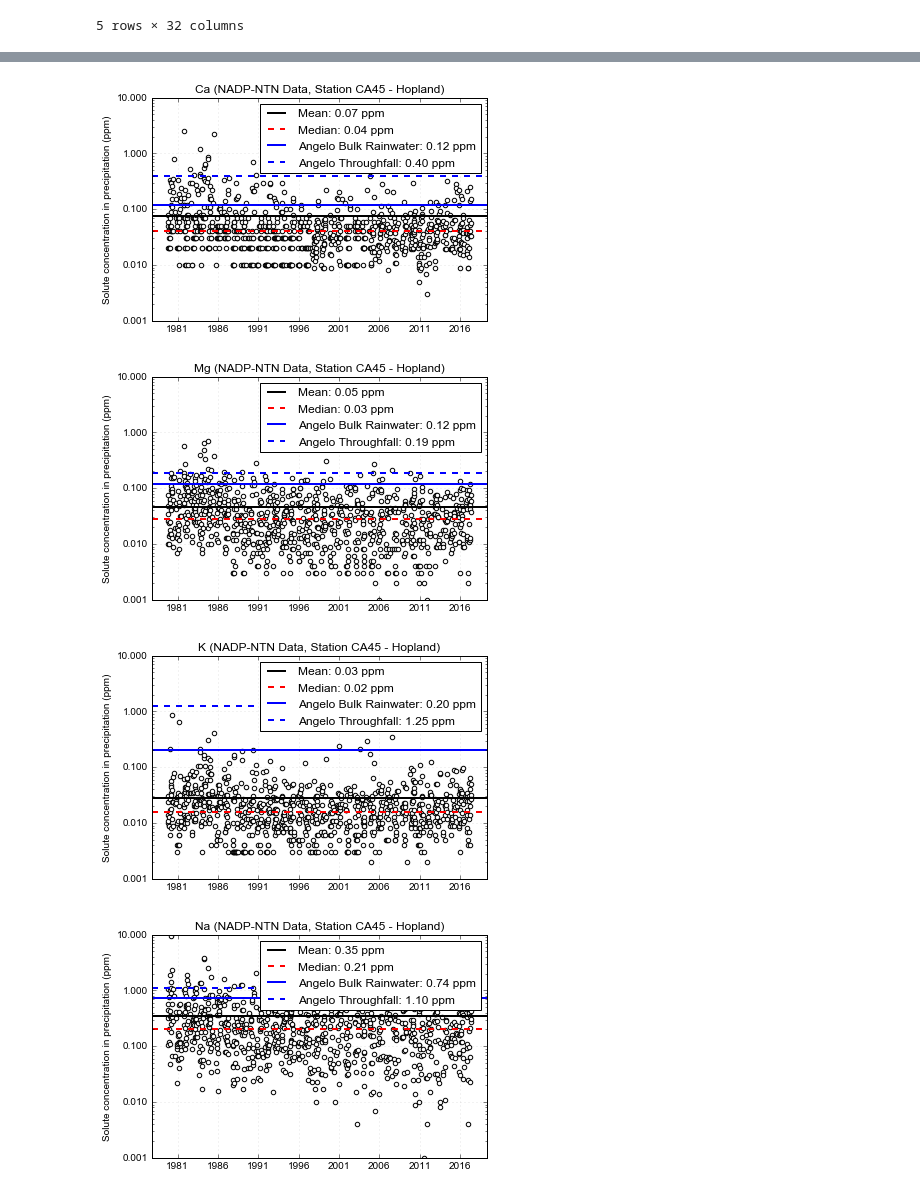
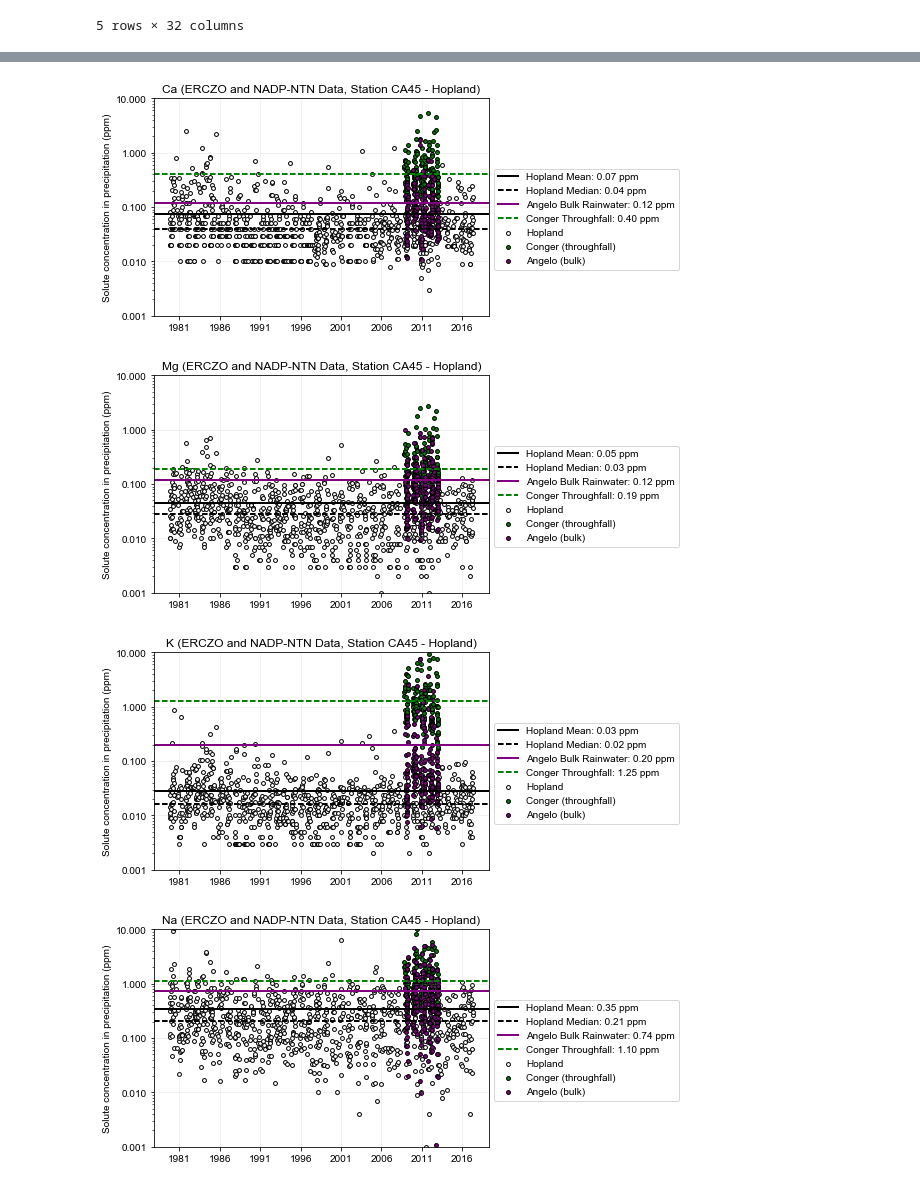
Before and after one commit to jessehahm/PrecipChemistry, a Jupyter notebook: Precip Chemistry.ipynb, the cells around one changed output, grey strips where cells are left out. Cells and saved outputs as stored; diff of their text form; code cells hidden in the pictures.

Commit message:
added hyojins data

```diff
--- a/Precip Chemistry.ipynb
+++ b/Precip Chemistry.ipynb
@@ -52,0 +65,3 @@ Index([u'SiteID', u'Date On', u'Date Off', u'ldCa', u'Ca', u'ldMg', u'Mg',
+# %%
+hyojin_data = pd.read_excel('Data/20150519_ICP_rainwater_results_nM.xls')
+hyojin_data.head()
@@ -52,0 +76,3 @@ Index([u'SiteID', u'Date On', u'Date Off', u'ldCa', u'Ca', u'ldMg', u'Mg',
+# %%
+hyojin = hyojin_metadata.merge(hyojin_data, left_on='sample id numb', right_on='Sample Id',how='inner',suffixes=('',''))
+hyojin.head()
@@ -52,0 +87,10 @@ Index([u'SiteID', u'Date On', u'Date Off', u'ldCa', u'Ca', u'ldMg', u'Mg',
+# %%
+hyojin['Si (ppm)']=hyojin['Si28(MR)']*28.0855*1000/(10**9)
+hyojin['Mg (ppm)']=hyojin['Mg25(MR)']*24.3*1000/(10**9)
+hyojin['Ca (ppm)']=hyojin['Ca44(MR)']*40.08*1000/(10**9)
+hyojin['Na (ppm)']=hyojin['Na23(MR)']*22.99*1000/(10**9)
+hyojin['K (ppm)']=hyojin['K39(HR)']*39.1*1000/(10**9)
+# %%
+conger = hyojin[(hyojin['description']=='CONGER') | (hyojin['description']=='CONGER ')]
+HQ = hyojin[hyojin['description']=='HQ']
+angelo = hyojin[hyojin['description']=='ANGELO']
@@ -92,43 +140,53 @@ plt.show()
 # %%
 solutes = ['Ca', 'Mg', 'K', 'Na', 'NH4', 'NO3', 'Cl', 'SO4']
 
 
 for solute in solutes:
     fig,ax=plt.subplots()
 
-    plt.scatter(df['date'].values,df[solute].values,facecolor='white')
+    plt.scatter(df['date'].values,df[solute].values,facecolor='white',edgecolors='black',label='Hopland',s=15)
     plt.ylim([0.001,10])
     plt.yscale('log')
 
 
 
     ax.yaxis.set_major_formatter(FormatStrFormatter('%.3f'))
     plt.grid(alpha=0.2)
-    plt.axhline(df[solute].mean(),label='Mean: '+format(df[solute].mean(), '.2f') + ' ppm',color='k',lw=2)
-    plt.axhline(df[solute].median(),label='Median: '+format(df[solute].median(), '.2f') + ' ppm',ls='--',color='red',lw=2)
+    plt.axhline(df[solute].mean(),label='Hopland Mean: '+format(df[solute].mean(), '.2f') + ' ppm',color='k',lw=2)
+    plt.axhline(df[solute].median(),label='Hopland Median: '+format(df[solute].median(), '.2f') + ' ppm',ls='--',color='black',lw=2)
 
     if solute == 'Ca':
-        plt.axhline(0.12,label='Angelo Bulk Rainwater: 0.12 ppm',color='b',lw=2)
-        plt.axhline(0.40,label='Angelo Throughfall: 0.40 ppm',color='b',lw=2,ls='--')
+        plt.axhline(0.12,label='Angelo Bulk Rainwater: 0.12 ppm',color='purple',lw=2)
+        plt.axhline(0.40,label='Conger Throughfall: 0.40 ppm',color='green',lw=2,ls='--')
+        plt.scatter(conger['datetime'].values,conger['Ca (ppm)'],facecolor='green',edgecolors='black',label='Conger (throughfall)',s=15)
+        plt.scatter(angelo['datetime'].values,angelo['Ca (ppm)'],facecolor='purple',edgecolors='black',label='Angelo (bulk)',s=15)
+
     if solute == 'Mg':
-        plt.axhline(0.12,label='Angelo Bulk Rainwater: 0.12 ppm',color='b',lw=2)
-        plt.axhline(0.19,label='Angelo Throughfall: 0.19 ppm',color='b',lw=2,ls='--')
+        plt.axhline(0.12,label='Angelo Bulk Rainwater: 0.12 ppm',color='purple',lw=2)
+        plt.axhline(0.19,label='Conger Throughfall: 0.19 ppm',color='green',lw=2,ls='--')
+        plt.scatter(conger['datetime'].values,conger['Mg (ppm)'],facecolor='green',edgecolors='black',label='Conger (throughfall)',s=15)
+        plt.scatter(angelo['datetime'].values,angelo['Mg (ppm)'],facecolor='purple',edgecolors='black',label='Angelo (bulk)',s=15)
     if solute == 'K':
-        plt.axhline(0.20,label='Angelo Bulk Rainwater: 0.20 ppm',color='b',lw=2)
-        plt.axhline(1.25,label='Angelo Throughfall: 1.25 ppm',color='b',lw=2,ls='--')
+        plt.axhline(0.20,label='Angelo Bulk Rainwater: 0.20 ppm',color='purple',lw=2)
+        plt.axhline(1.25,label='Conger Throughfall: 1.25 ppm',color='green',lw=2,ls='--')
+        plt.scatter(conger['datetime'].values,conger['K (ppm)'],facecolor='green',edgecolors='black',label='Conger (throughfall)',s=15)
+        plt.scatter(angelo['datetime'].values,angelo['K (ppm)'],facecolor='purple',edgecolors='black',label='Angelo (bulk)',s=15)
     if solute == 'Na':
-        plt.axhline(.74,label='Angelo Bulk Rainwater: 0.74 ppm',color='b',lw=2)
-        plt.axhline(1.10,label='Angelo Throughfall: 1.10 ppm',color='b',lw=2,ls='--')
+        plt.axhline(.74,label='Angelo Bulk Rainwater: 0.74 ppm',color='purple',lw=2)
+        plt.axhline(1.10,label='Conger Throughfall: 1.10 ppm',color='green',lw=2,ls='--')
+        plt.scatter(conger['datetime'].values,conger['Na (ppm)'],facecolor='green',edgecolors='black',label='Conger (throughfall)',s=15)
+        plt.scatter(angelo['datetime'].values,angelo['Na (ppm)'],facecolor='purple',edgecolors='black',label='Angelo (bulk)',s=15)
 
 
 
     plt.ylabel('Solute concentration in precipitation (ppm)')
-    plt.legend()
-    plt.title(solute + ' (NADP-NTN Data, Station CA45 - Hopland)')
-    plt.savefig('Figures\\'+solute + ' -Precipitation Timeseries, NADP-NTN Data, Station CA45 - Hopland.pdf')
+    lgd = plt.legend(bbox_to_anchor=(1.0, .7))
+    plt.title(solute + ' (ERCZO and NADP-NTN Data, Station CA45 - Hopland)')
+    plt.savefig('Figures\\'+solute + ' -Precipitation Timeseries, NADP-NTN Data, Station CA45 - Hopland.pdf',
+                bbox_extra_artists=(lgd,), bbox_inches='tight')
     plt.show()
 # %% [output]
-[figure, old version]
+[figure, new version]
-[figure, old version]
+[figure, new version]
-[figure, old version]
+[figure, new version]
-[figure, old version]
+[figure, new version]
```
Also changed, not shown: parts of 9 cells of this notebook, 20 other files.
